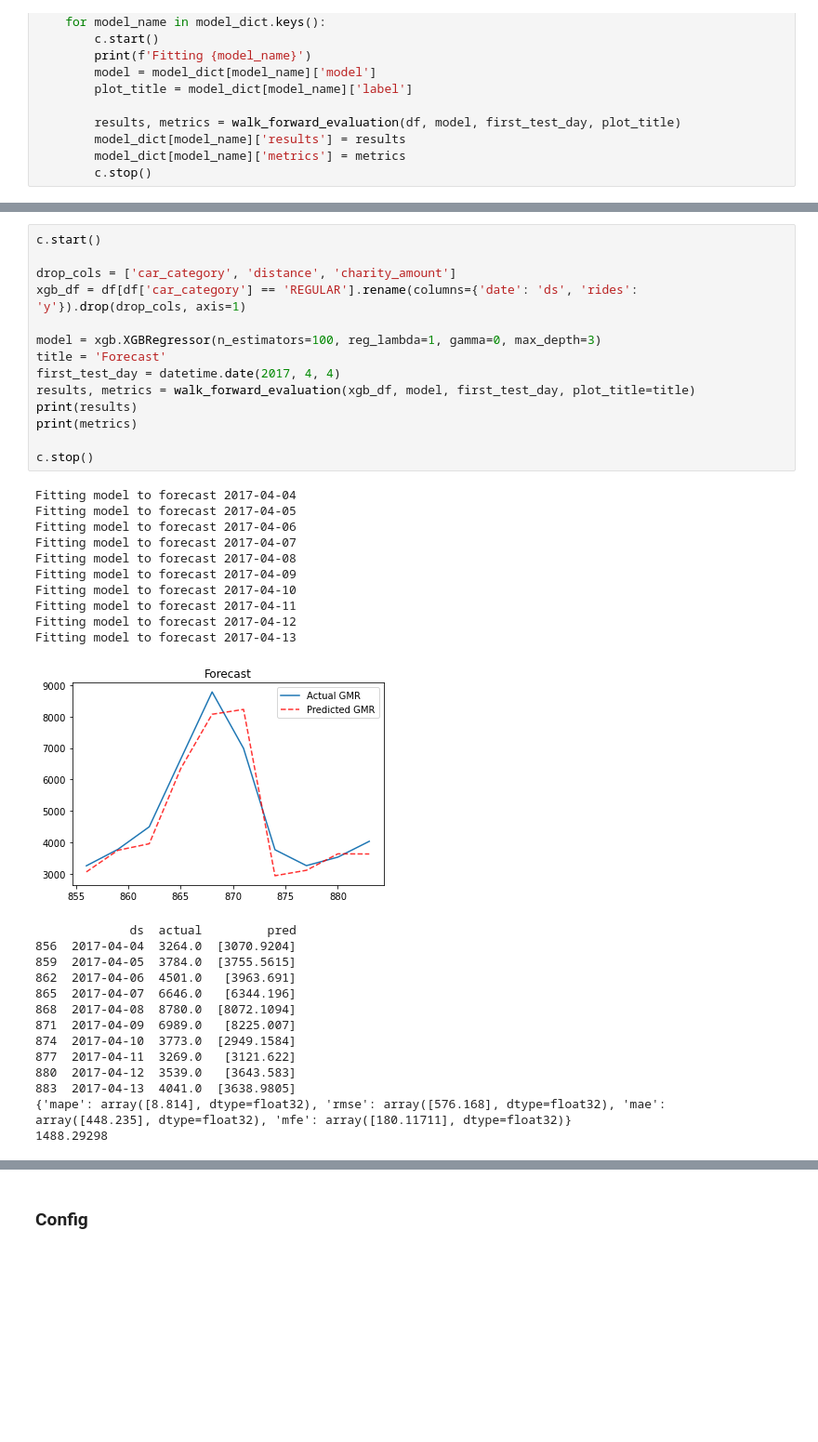
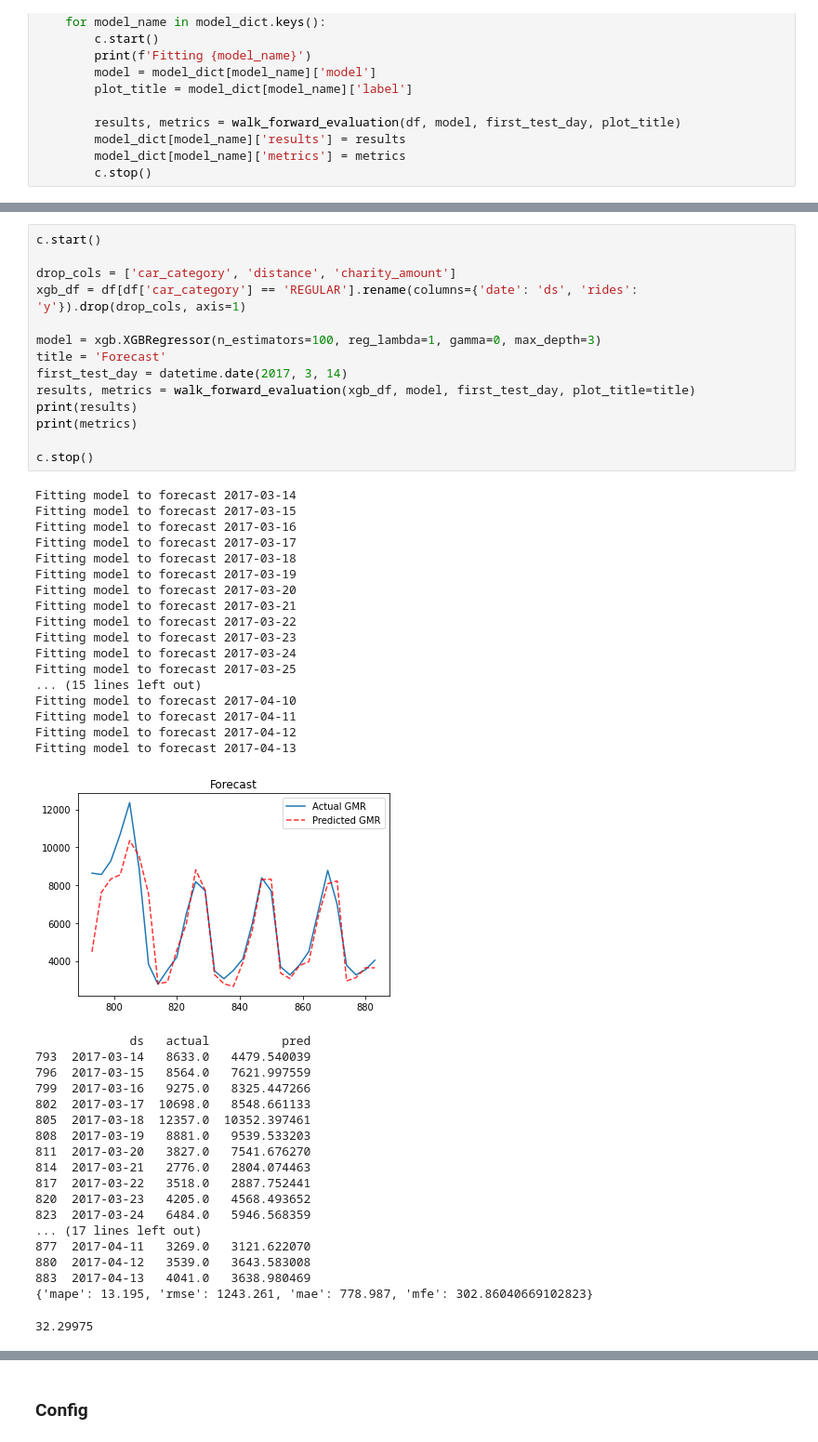
Before and after one commit to bonchae/msda-workshop, a Jupyter notebook: Forecasting - Workshop.ipynb, the cells around one changed output, grey strips where cells are left out. Shown at 93% size. Cells and saved outputs as stored; diff of their text form; blank space fills up the shorter version.

Commit message:
Update to first full draft of workshop notebook

```diff
--- a/Forecasting - Workshop.ipynb
+++ b/Forecasting - Workshop.ipynb
@@ -1061,39 +1113,51 @@ Fitting model to forecast 2017-04-09
 # %%
 c.start()
 
 drop_cols = ['car_category', 'distance', 'charity_amount']
 xgb_df = df[df['car_category'] == 'REGULAR'].rename(columns={'date': 'ds', 'rides': 'y'}).drop(drop_cols, axis=1)
 
 model = xgb.XGBRegressor(n_estimators=100, reg_lambda=1, gamma=0, max_depth=3)
 title = 'Forecast'
-first_test_day = datetime.date(2017, 4, 4)
+first_test_day = datetime.date(2017, 3, 14)
 results, metrics = walk_forward_evaluation(xgb_df, model, first_test_day, plot_title=title)
 print(results)
 print(metrics)
 
 c.stop()
 # %% [output]
-Fitting model to forecast 2017-04-04
-Fitting model to forecast 2017-04-05
-Fitting model to forecast 2017-04-06
-Fitting model to forecast 2017-04-07
-Fitting model to forecast 2017-04-08
-Fitting model to forecast 2017-04-09
+Fitting model to forecast 2017-03-14
+Fitting model to forecast 2017-03-15
+Fitting model to forecast 2017-03-16
+Fitting model to forecast 2017-03-17
+Fitting model to forecast 2017-03-18
+Fitting model to forecast 2017-03-19
+Fitting model to forecast 2017-03-20
+Fitting model to forecast 2017-03-21
+Fitting model to forecast 2017-03-22
+Fitting model to forecast 2017-03-23
+Fitting model to forecast 2017-03-24
+Fitting model to forecast 2017-03-25
+... (15 lines left out)
 Fitting model to forecast 2017-04-10
 Fitting model to forecast 2017-04-11
 Fitting model to forecast 2017-04-12
 Fitting model to forecast 2017-04-13
-[figure, old version]
+[figure, new version]
-             ds  actual         pred
-856  2017-04-04  3264.0  [3070.9204]
-859  2017-04-05  3784.0  [3755.5615]
-862  2017-04-06  4501.0   [3963.691]
-865  2017-04-07  6646.0   [6344.196]
-868  2017-04-08  8780.0  [8072.1094]
-871  2017-04-09  6989.0   [8225.007]
-874  2017-04-10  3773.0  [2949.1584]
-877  2017-04-11  3269.0   [3121.622]
-880  2017-04-12  3539.0   [3643.583]
-883  2017-04-13  4041.0  [3638.9805]
-{'mape': array([8.814], dtype=float32), 'rmse': array([576.168], dtype=float32), 'mae': array([448.235], dtype=float32), 'mfe': array([180.11711], dtype=float32)}
-1488.29298
+             ds   actual          pred
+793  2017-03-14   8633.0   4479.540039
+796  2017-03-15   8564.0   7621.997559
+799  2017-03-16   9275.0   8325.447266
+802  2017-03-17  10698.0   8548.661133
+805  2017-03-18  12357.0  10352.397461
+808  2017-03-19   8881.0   9539.533203
+811  2017-03-20   3827.0   7541.676270
+814  2017-03-21   2776.0   2804.074463
+817  2017-03-22   3518.0   2887.752441
+820  2017-03-23   4205.0   4568.493652
+823  2017-03-24   6484.0   5946.568359
+... (17 lines left out)
+877  2017-04-11   3269.0   3121.622070
+880  2017-04-12   3539.0   3643.583008
+883  2017-04-13   4041.0   3638.980469
+{'mape': 13.195, 'rmse': 1243.261, 'mae': 778.987, 'mfe': 302.86040669102823}
+32.29975
```
Also changed, not shown: parts of 34 cells of this notebook, 1 other file.
